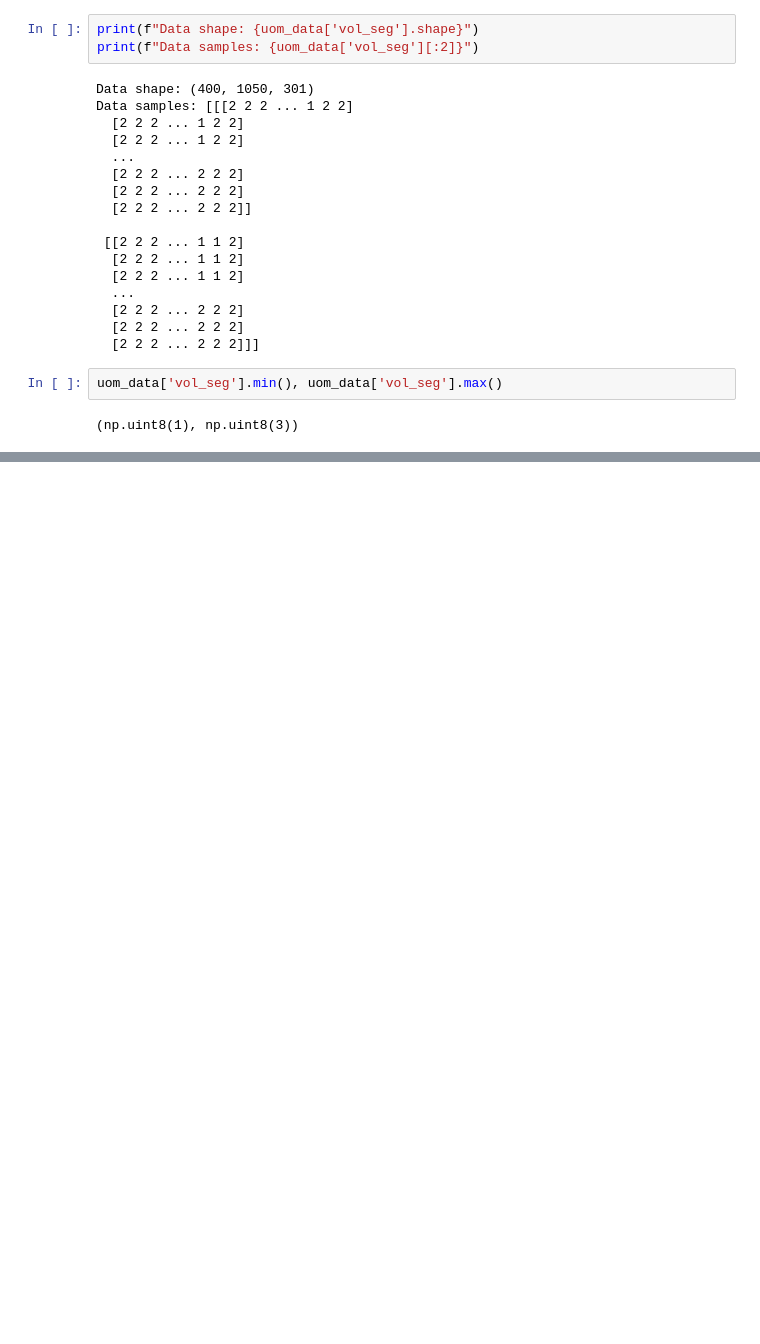
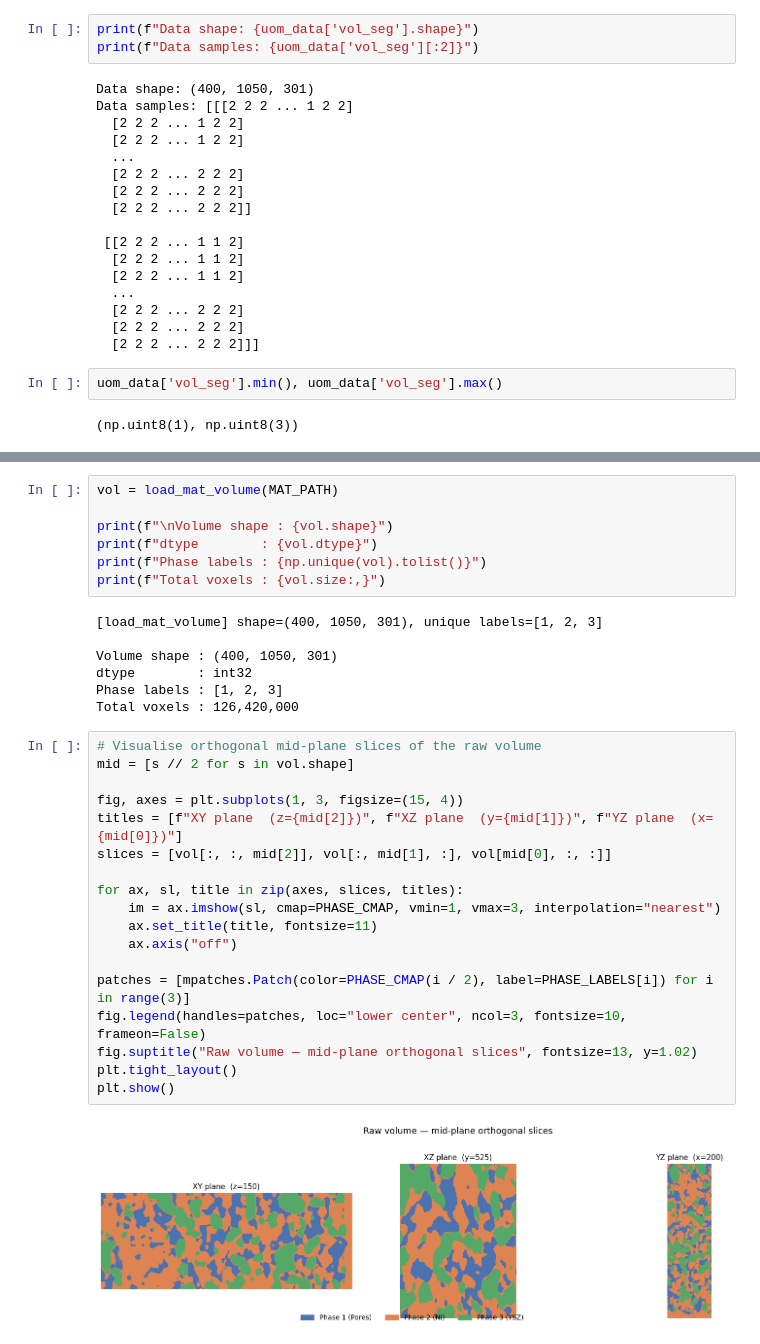
Before and after one commit to HAdi-Mohammadi1996/WGAN-SOC, a Jupyter notebook: notebooks/utils_test.ipynb, the cells around one changed output, grey strips where cells are left out. Saved outputs shown, nothing was run; the diff lists cells and outputs as text; blank space fills up the shorter version.

```diff
--- a/notebooks/utils_test.ipynb
+++ b/notebooks/utils_test.ipynb
@@ -110,0 +165,34 @@ vol_seg.min(), vol_seg.max()
+# %%
+vol = load_mat_volume(MAT_PATH)
+
+print(f"\nVolume shape : {vol.shape}")
+print(f"dtype        : {vol.dtype}")
+print(f"Phase labels : {np.unique(vol).tolist()}")
+print(f"Total voxels : {vol.size:,}")
+# %% [output]
+[load_mat_volume] shape=(400, 1050, 301), unique labels=[1, 2, 3]
+
+Volume shape : (400, 1050, 301)
+dtype        : int32
+Phase labels : [1, 2, 3]
+Total voxels : 126,420,000
+# %%
+# Visualise orthogonal mid-plane slices of the raw volume
+mid = [s // 2 for s in vol.shape]
+
+fig, axes = plt.subplots(1, 3, figsize=(15, 4))
+titles = [f"XY plane  (z={mid[2]})", f"XZ plane  (y={mid[1]})", f"YZ plane  (x={mid[0]})"]
+slices = [vol[:, :, mid[2]], vol[:, mid[1], :], vol[mid[0], :, :]]
+
+for ax, sl, title in zip(axes, slices, titles):
+    im = ax.imshow(sl, cmap=PHASE_CMAP, vmin=1, vmax=3, interpolation="nearest")
+    ax.set_title(title, fontsize=11)
+    ax.axis("off")
+
+patches = [mpatches.Patch(color=PHASE_CMAP(i / 2), label=PHASE_LABELS[i]) for i in range(3)]
+fig.legend(handles=patches, loc="lower center", ncol=3, fontsize=10, frameon=False)
+fig.suptitle("Raw volume — mid-plane orthogonal slices", fontsize=13, y=1.02)
+plt.tight_layout()
+plt.show()
+# %% [output]
+[figure, added]
```
Also changed, not shown: parts of 9 cells of this notebook, 1 other file.
